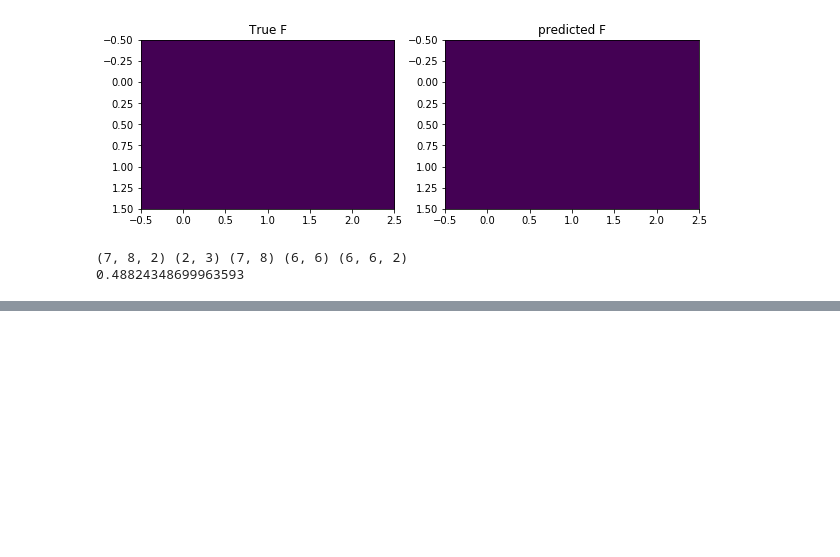
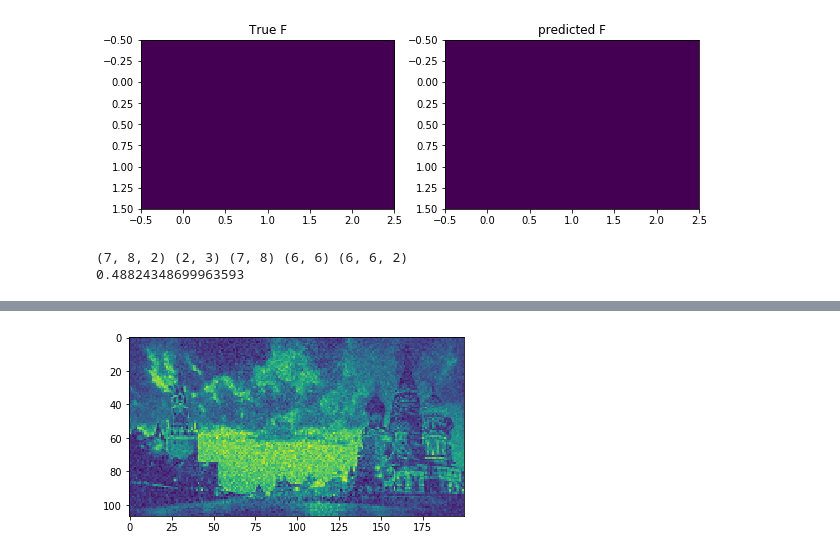
Before and after one commit to Muhamob/bmmo-2019-Fall, a Jupyter notebook: hw/practice_1/Tests.ipynb, the cells around one changed output, grey strips where cells are left out. Cells and saved outputs as stored; diff of their text form; code cells hidden in the pictures; blank space fills up the shorter version.

```diff
--- a/hw/practice_1/Tests.ipynb
+++ b/hw/practice_1/Tests.ipynb
@@ -70,0 +103,5 @@ test.check_m_step_time()
+# %%
+plt.imshow(B)
+plt.savefig("./imgs/background.png")
+# %% [output]
+[figure, added]
```
Also changed, not shown: parts of 10 cells of this notebook, 1 other file.
